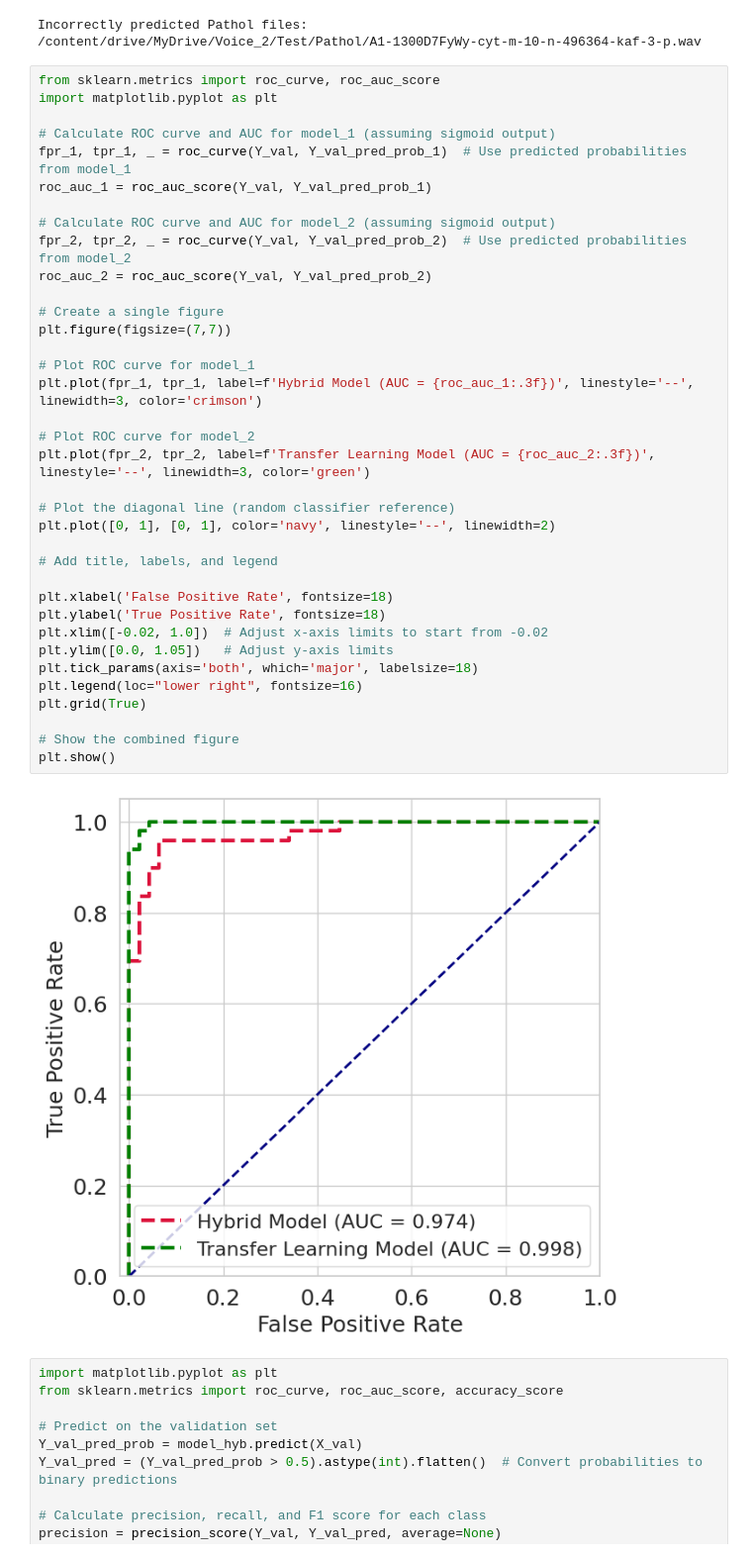
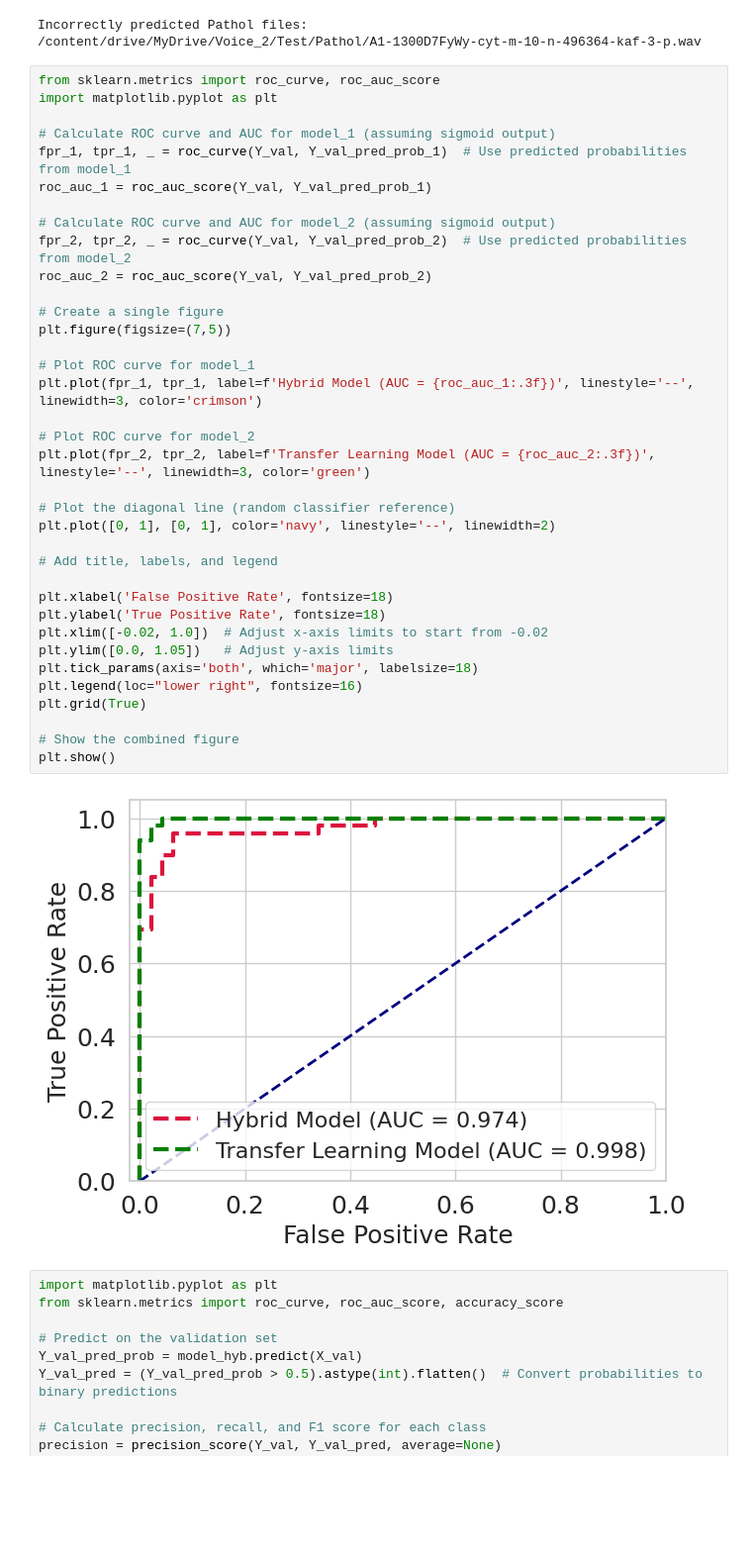
Before and after one commit to rabnawaz172/Diabetic-Retinopathy, a Jupyter notebook: Voice_deep_2.ipynb, the cells around one changed output. Shown at 99% size. Drawn from its saved outputs; the diff is of its cells as text; blank space fills up the shorter version.

```diff
--- a/Voice_deep_2.ipynb
+++ b/Voice_deep_2.ipynb
@@ -736,35 +786,35 @@ fpr_1, tpr_1, _ = roc_curve(Y_val, Y_val_pred_prob_1)  # Use predicted probabili
 roc_auc_1 = roc_auc_score(Y_val, Y_val_pred_prob_1)
 
 # Calculate ROC curve and AUC for model_2 (assuming sigmoid output)
 fpr_2, tpr_2, _ = roc_curve(Y_val, Y_val_pred_prob_2)  # Use predicted probabilities from model_2
 roc_auc_2 = roc_auc_score(Y_val, Y_val_pred_prob_2)
 
 # Create a single figure
-plt.figure(figsize=(7,7))
+plt.figure(figsize=(7,5))
 
 # Plot ROC curve for model_1
 plt.plot(fpr_1, tpr_1, label=f'Hybrid Model (AUC = {roc_auc_1:.3f})', linestyle='--', linewidth=3, color='crimson')
 
 # Plot ROC curve for model_2
 plt.plot(fpr_2, tpr_2, label=f'Transfer Learning Model (AUC = {roc_auc_2:.3f})', linestyle='--', linewidth=3, color='green')
 
 # Plot the diagonal line (random classifier reference)
 plt.plot([0, 1], [0, 1], color='navy', linestyle='--', linewidth=2)
 
 # Add title, labels, and legend
 
 plt.xlabel('False Positive Rate', fontsize=18)
 plt.ylabel('True Positive Rate', fontsize=18)
 plt.xlim([-0.02, 1.0])  # Adjust x-axis limits to start from -0.02
 plt.ylim([0.0, 1.05])   # Adjust y-axis limits
 plt.tick_params(axis='both', which='major', labelsize=18)
 plt.legend(loc="lower right", fontsize=16)
 plt.grid(True)
 
 # Show the combined figure
 plt.show()
 # %% [output]
-[figure, old version]
+[figure, new version]
 # %%
 import matplotlib.pyplot as plt
 from sklearn.metrics import roc_curve, roc_auc_score, accuracy_score
```
Also changed, not shown: parts of 2 cells of this notebook.
